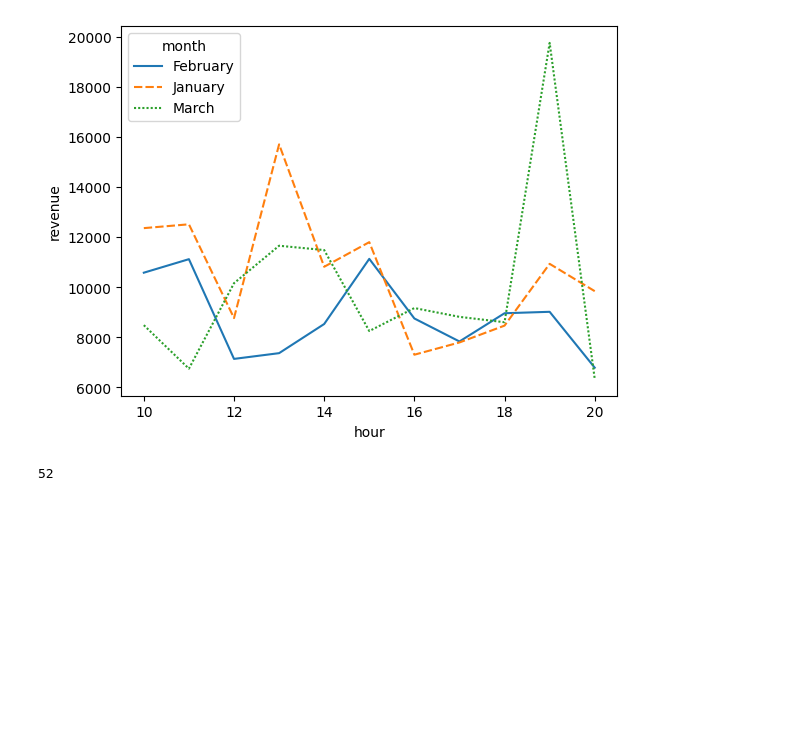
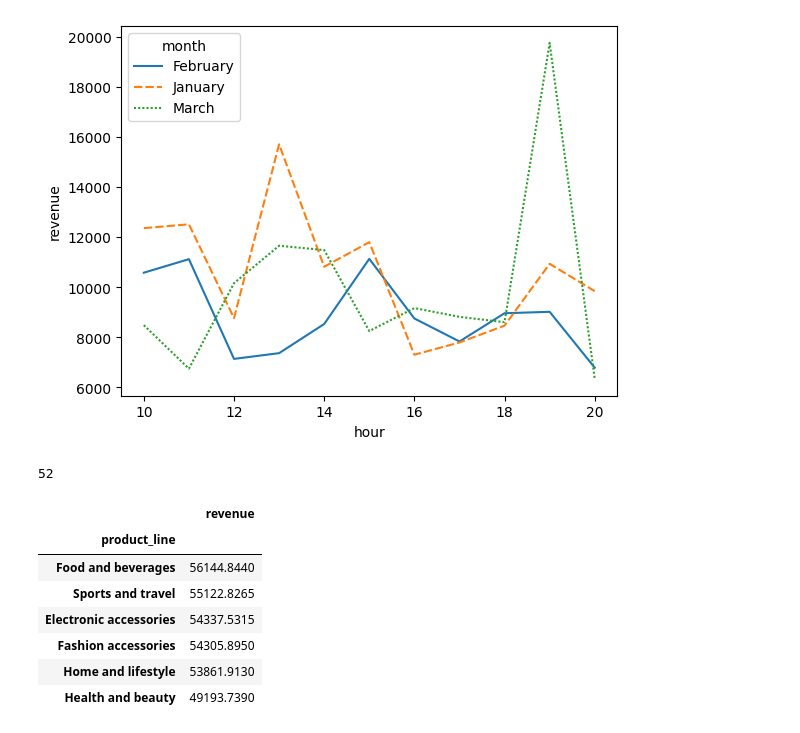
Before and after one commit to vnaumq/supermarket_sales, a Jupyter notebook: supermarket_sales.ipynb, the cells around one changed output. Saved outputs shown, nothing was run; the diff lists cells and outputs as text; code cells hidden in the pictures; blank space fills up the shorter version.

```diff
--- a/supermarket_sales.ipynb
+++ b/supermarket_sales.ipynb
@@ -252,3 +261,16 @@ what = df1.query('hour == 19 and month == "March"').total.count()
 what
 # %% [output]
 52
+# %%
+product_revenue = df1.groupby('product_line',as_index=False).agg({'total' : 'sum'}).rename(columns={'total':'revenue'}).sort_values('revenue',ascending=False)
+product_revenue.set_index('product_line',inplace=True)
+product_revenue
+# %% [output]
+|  | revenue |
+| product_line |  |
+| Food and beverages | 56144.8440 |
+| Sports and travel | 55122.8265 |
+| Electronic accessories | 54337.5315 |
+| Fashion accessories | 54305.8950 |
+| Home and lifestyle | 53861.9130 |
+| Health and beauty | 49193.7390 |
```
Also changed, not shown: parts of 6 cells of this notebook.
